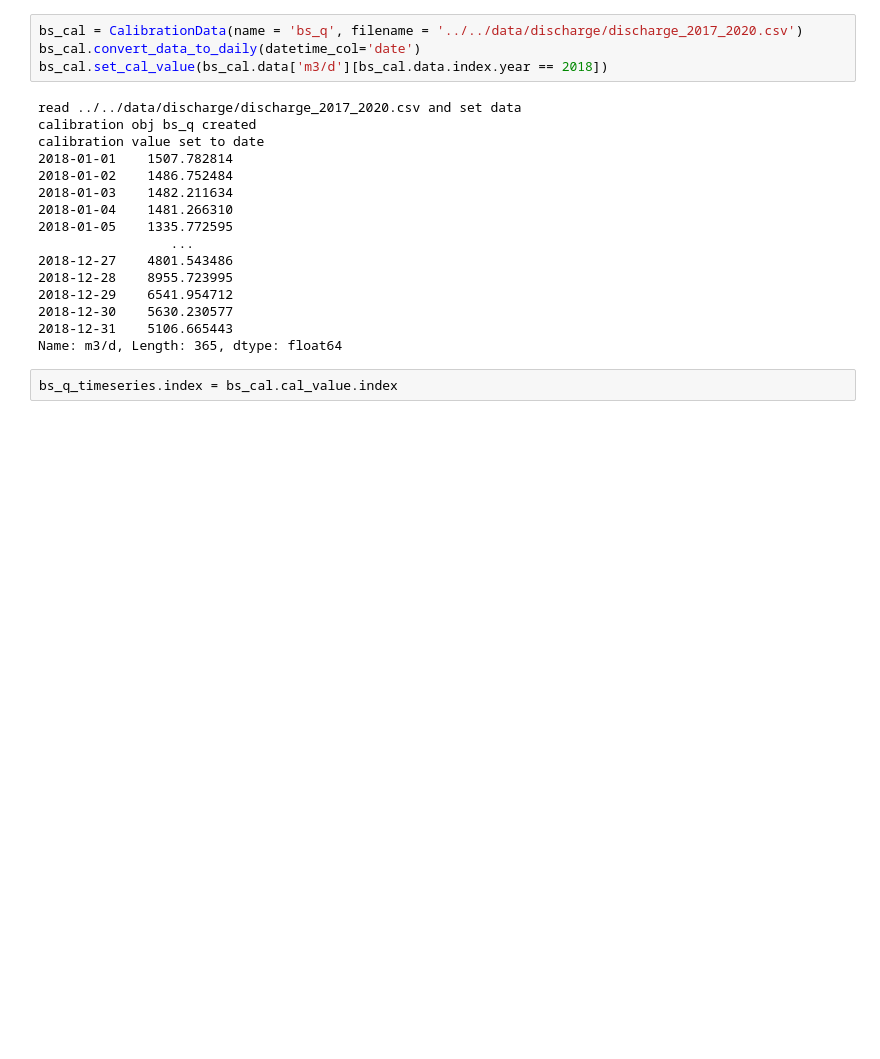
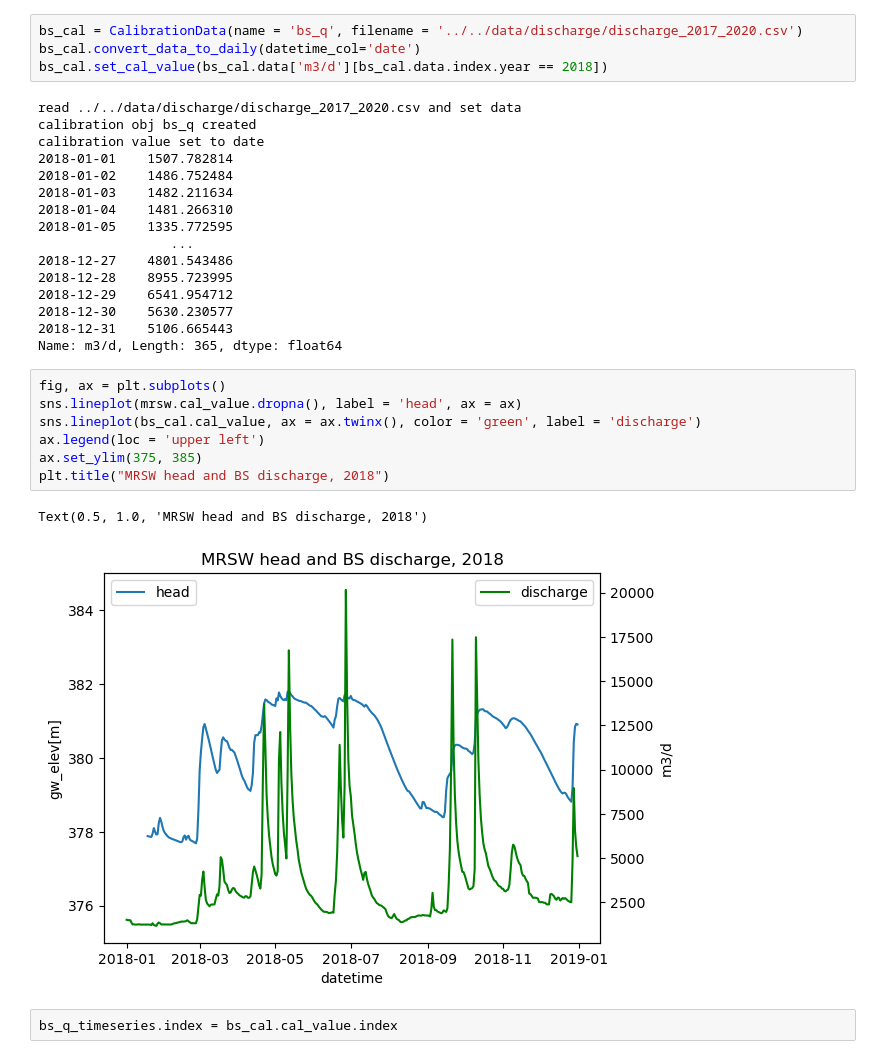
Before and after one commit to jhuang523/UMNBearSpring, a Jupyter notebook: EPM/transient/EPM.ipynb, the cells around one changed output. Cells and saved outputs as stored; diff of their text form; blank space fills up the shorter version.

```diff
--- a/EPM/transient/EPM.ipynb
+++ b/EPM/transient/EPM.ipynb
@@ -343,6 +363,16 @@ calibration value set to date
 2018-12-30    5630.230577
 2018-12-31    5106.665443
 Name: m3/d, Length: 365, dtype: float64
+# %%
+fig, ax = plt.subplots()
+sns.lineplot(mrsw.cal_value.dropna(), label = 'head', ax = ax)
+sns.lineplot(bs_cal.cal_value, ax = ax.twinx(), color = 'green', label = 'discharge')
+ax.legend(loc = 'upper left')
+ax.set_ylim(375, 385)
+plt.title("MRSW head and BS discharge, 2018")
+# %% [output]
+Text(0.5, 1.0, 'MRSW head and BS discharge, 2018')
+[figure, added]
 # %%
 bs_q_timeseries.index = bs_cal.cal_value.index
 # %%
```
Also changed, not shown: parts of 2 cells of this notebook, 6 other files.
